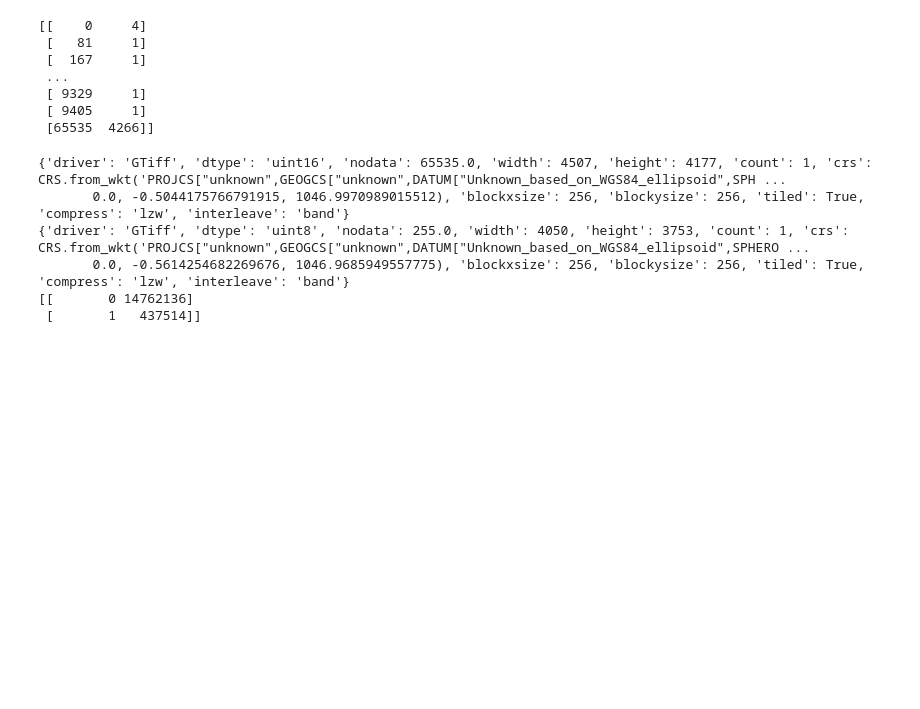
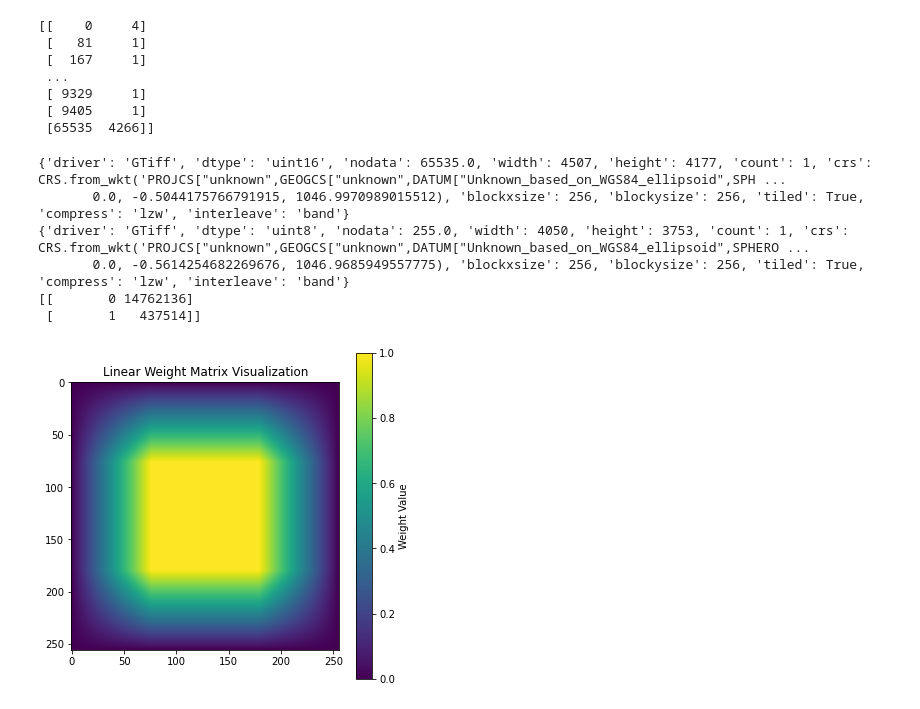
Before and after one commit to ZiyiiiL/Inpainting, a Jupyter notebook: 0_PreData.ipynb, the cells around one changed output. Cells and saved outputs as stored; diff of their text form; code cells hidden in the pictures; blank space fills up the shorter version.

```diff
--- a/0_PreData.ipynb
+++ b/0_PreData.ipynb
@@ -901,3 +902,35 @@ with rasterio.open(mask_path) as src:
 
 with rasterio.open("/scratch2/ziyliu/LAMA/lama/test_img_output/count_metadata.tif", 'w', **profile) as dst:
     dst.write(mask)
+# %%
+import PIL.Image as Image
+import numpy as np
+from matplotlib import pyplot as plt
+
+
+def linear_weight_matrix(patch_size=256, overlap=0.3):
+    overlap_length = patch_size - int(patch_size * (1 - overlap))  # Correct calculation of overlap length
+    weight_matrix = np.ones((patch_size, patch_size))
+
+    linear_weight = np.linspace(1e-10, 1, overlap_length)
+
+    weight_matrix[:overlap_length, :] *= linear_weight[:, np.newaxis]
+    weight_matrix[:, :overlap_length] *= linear_weight[np.newaxis, :]
+
+    weight_matrix[-overlap_length:, :] *= linear_weight[::-1][:, np.newaxis]
+    weight_matrix[:, -overlap_length:] *= linear_weight[::-1][np.newaxis, :]
+    return weight_matrix
+
+# Generate the matrix
+patch_size = 256  # Size of the matrix
+overlap = 0.3     # Overlap fraction
+weight_matrix = linear_weight_matrix(patch_size, overlap)
+
+# Plotting the matrix
+plt.figure(figsize=(6, 6))
+plt.imshow(weight_matrix, cmap='viridis')
+plt.colorbar(label='Weight Value')
+plt.title('Linear Weight Matrix Visualization')
+plt.show()
+# %% [output]
+[figure, added]
```
Also changed, not shown: parts of 8 cells of this notebook, 26 other files.
